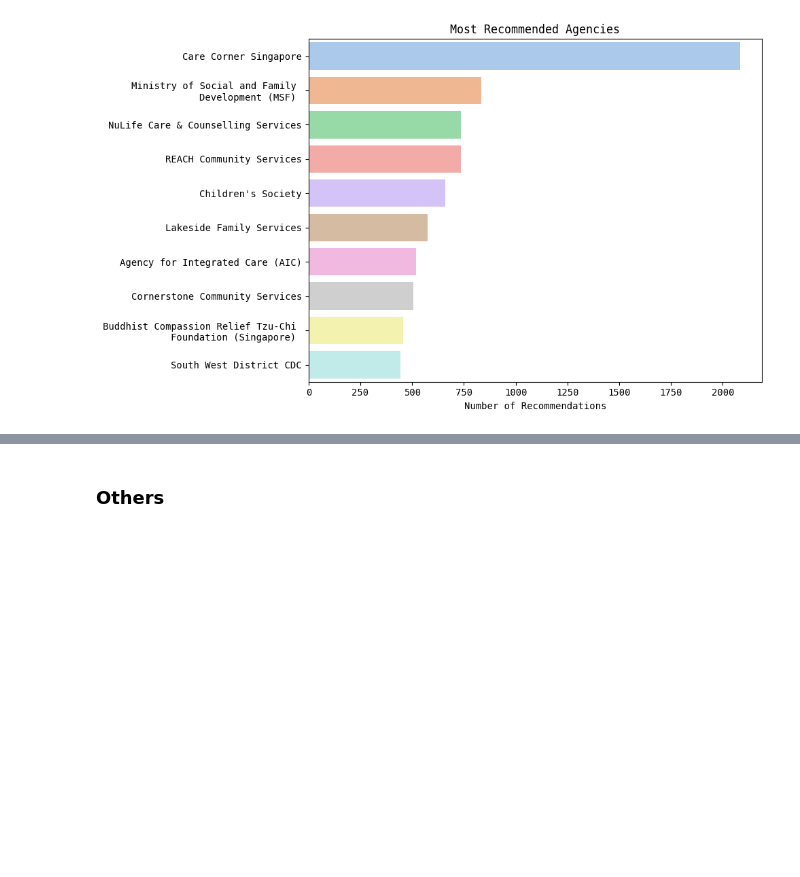
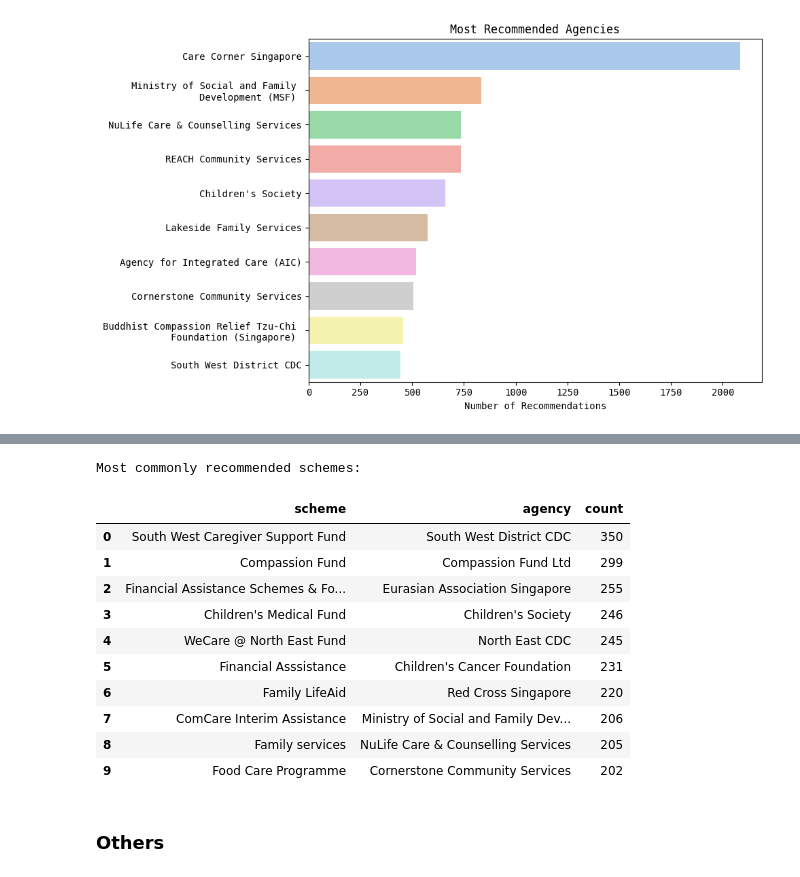
Before and after one commit to CJBuzz/schemessg_data_analysis, a Jupyter notebook: data_analysis.ipynb, the cells around one changed output, grey strips where cells are left out. Saved outputs shown, nothing was run; the diff lists cells and outputs as text; code cells hidden in the pictures; blank space fills up the shorter version.

```diff
--- a/data_analysis.ipynb
+++ b/data_analysis.ipynb
@@ -311,3 +347,34 @@ plt.show()
+# %%
+# Display most commonly recommedended schemes
+
+scheme_id_mapper = {}
+for scheme in schemes:
+    scheme_id_mapper[scheme['id']] = (scheme['data']['scheme'], scheme['data']['agency'])
+
+def retrieve_scheme(id: str) -> str:
+    return scheme_id_mapper[id][0]
+
+def retrieve_agency(id: str) -> str:
+    return scheme_id_mapper[id][1]
+
+scheme_count_df['scheme'] = scheme_count_df['id'].apply(retrieve_scheme)
+scheme_count_df['agency'] = scheme_count_df['id'].apply(retrieve_agency)
+
+print("Most commonly recommended schemes:")
+scheme_count_df[['scheme', 'agency', 'count']].head(TOP_N)
+# %% [output]
+Most commonly recommended schemes:
+|  | scheme | agency | count |
+| 0 | South West Caregiver Support Fund | South West District CDC | 350 |
+| 1 | Compassion Fund | Compassion Fund Ltd | 299 |
+| 2 | Financial Assistance Schemes & Fo... | Eurasian Association Singapore | 255 |
+| 3 | Children's Medical Fund | Children's Society | 246 |
+| 4 | WeCare @ North East Fund | North East CDC | 245 |
+| 5 | Financial Asssistance | Children's Cancer Foundation | 231 |
+| 6 | Family LifeAid | Red Cross Singapore | 220 |
+| 7 | ComCare Interim Assistance | Ministry of Social and Family Dev... | 206 |
+| 8 | Family services | NuLife Care & Counselling Services | 205 |
+| 9 | Food Care Programme | Cornerstone Community Services | 202 |
 # %% [markdown]
 ### Others
 # %%
```
Also changed, not shown: parts of 7 cells of this notebook, 2 other files.
